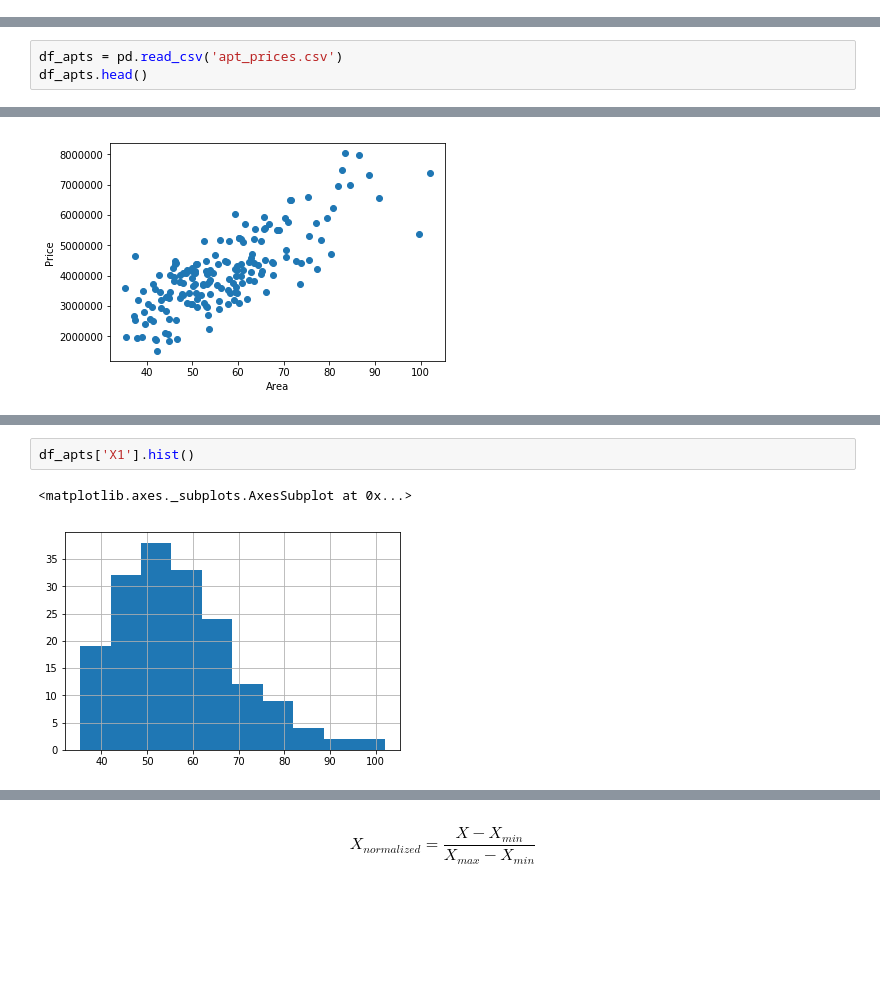
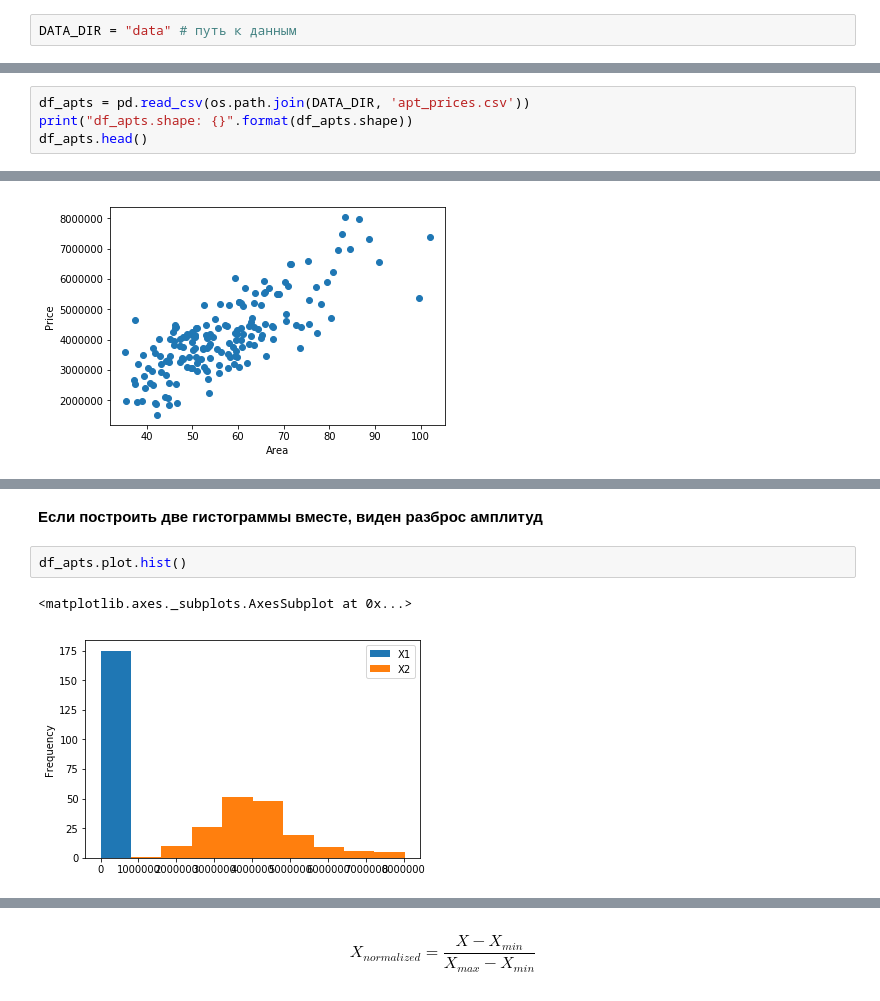
Before and after one commit to bogdansalyp/ml_course, a Jupyter notebook: data_preprocessing.ipynb, the cells around one changed output, grey strips where cells are left out. Cells and saved outputs as stored; diff of their text form; blank space fills up the shorter version.

Commit message:
Couple of datasets and data_preprocessing

```diff
--- a/data_preprocessing.ipynb
+++ b/data_preprocessing.ipynb
@@ -7,3 +8,5 @@ import matplotlib.pyplot as plt
+# %%
+DATA_DIR = "data" # путь к данным
 # %% [markdown]
 ## Missing data (отсутствующие данные)
 # %%
@@ -281,4 +258,5 @@ dtype: float64
 # %%
-df_apts = pd.read_csv('apt_prices.csv')
+df_apts = pd.read_csv(os.path.join(DATA_DIR, 'apt_prices.csv'))
+print("df_apts.shape: {}".format(df_apts.shape))
 df_apts.head()
 # %% [output]
@@ -298,5 +289,7 @@ plt.show()
+# %% [markdown]
+**Если построить две гистограммы вместе, виден разброс амплитуд**
 # %%
-df_apts['X1'].hist()
+df_apts.plot.hist()
 # %% [output]
 <matplotlib.axes._subplots.AxesSubplot at 0x...>
-[figure, old version]
+[figure, new version]
```
Also changed, not shown: parts of 69 cells of this notebook, 2 other files.
